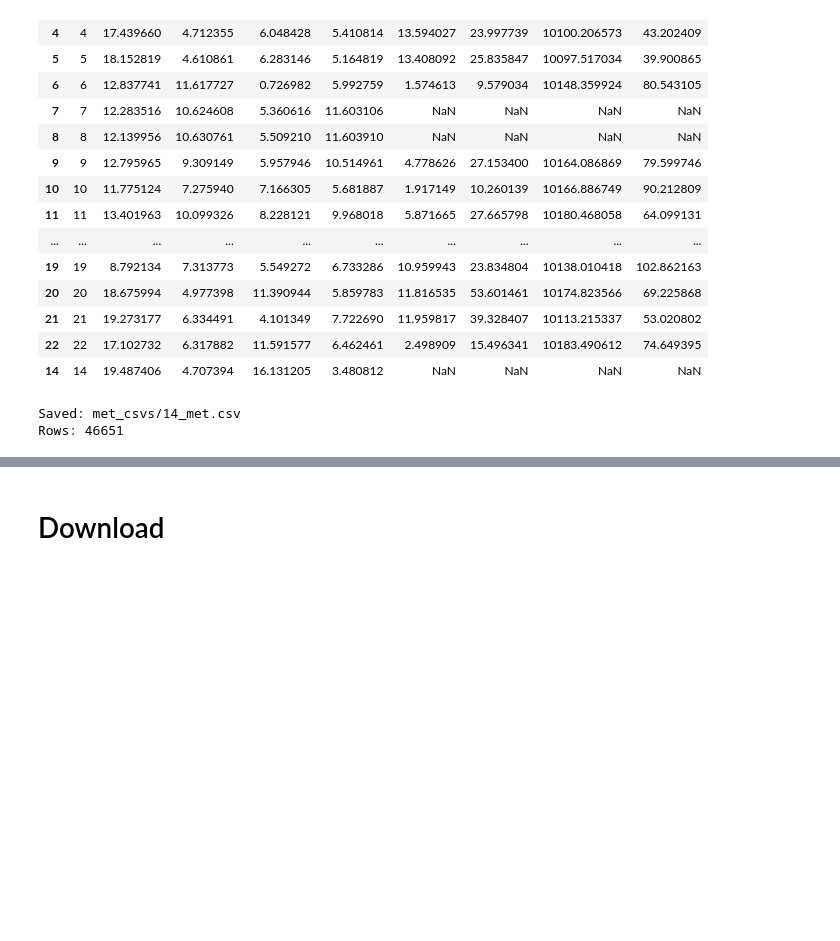
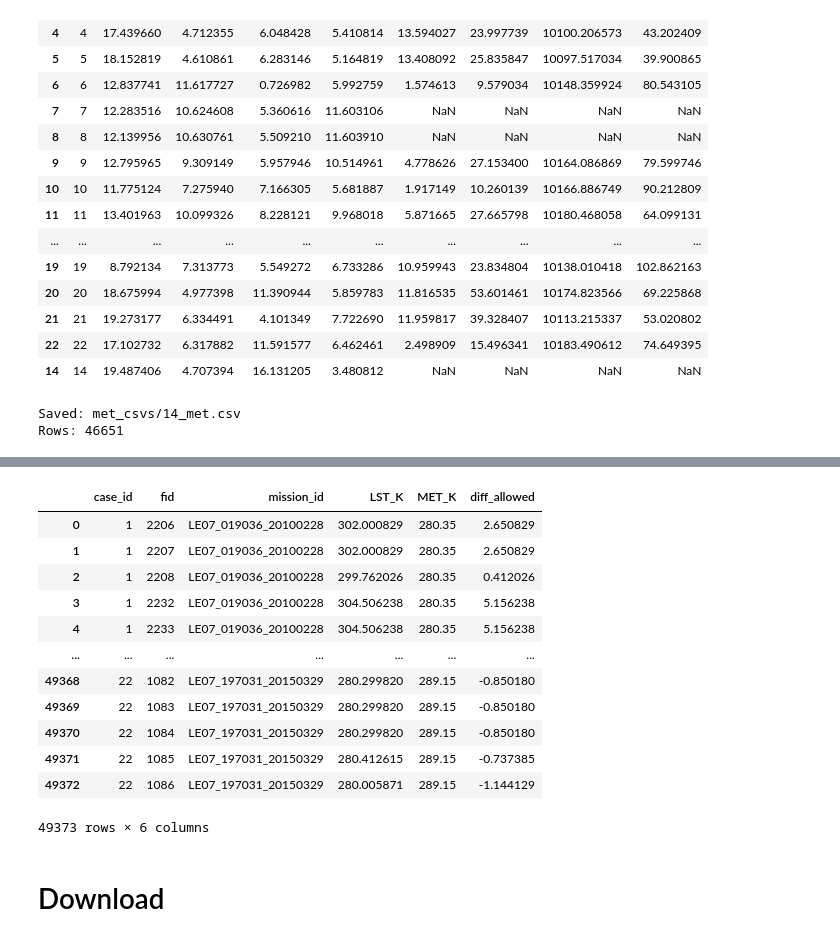
Before and after one commit to thomaslu678/Praxis-Lab-25-26, a Jupyter notebook: met/fetch_met_metadata.ipynb, the cells around one changed output, grey strips where cells are left out. Cells and saved outputs as stored; diff of their text form; code cells hidden in the pictures; blank space fills up the shorter version.

```diff
--- a/met/fetch_met_metadata.ipynb
+++ b/met/fetch_met_metadata.ipynb
@@ -598,0 +842,16 @@ Rows: 46651
+# %%
+bad_data_df
+# %% [output]
+|  | case_id | fid | mission_id | LST_K | MET_K | diff_allowed |
+| 0 | 1 | 2206 | LE07_019036_20100228 | 302.000829 | 280.35 | 2.650829 |
+| 1 | 1 | 2207 | LE07_019036_20100228 | 302.000829 | 280.35 | 2.650829 |
+| 2 | 1 | 2208 | LE07_019036_20100228 | 299.762026 | 280.35 | 0.412026 |
+| 3 | 1 | 2232 | LE07_019036_20100228 | 304.506238 | 280.35 | 5.156238 |
+| 4 | 1 | 2233 | LE07_019036_20100228 | 304.506238 | 280.35 | 5.156238 |
+| ... | ... | ... | ... | ... | ... | ... |
+| 49368 | 22 | 1082 | LE07_197031_20150329 | 280.299820 | 289.15 | -0.850180 |
+| 49369 | 22 | 1083 | LE07_197031_20150329 | 280.299820 | 289.15 | -0.850180 |
+| 49370 | 22 | 1084 | LE07_197031_20150329 | 280.299820 | 289.15 | -0.850180 |
+| 49371 | 22 | 1085 | LE07_197031_20150329 | 280.412615 | 289.15 | -0.737385 |
+| 49372 | 22 | 1086 | LE07_197031_20150329 | 280.005871 | 289.15 | -1.144129 |
+49373 rows × 6 columns
```
Also changed, not shown: parts of 9 cells of this notebook.
